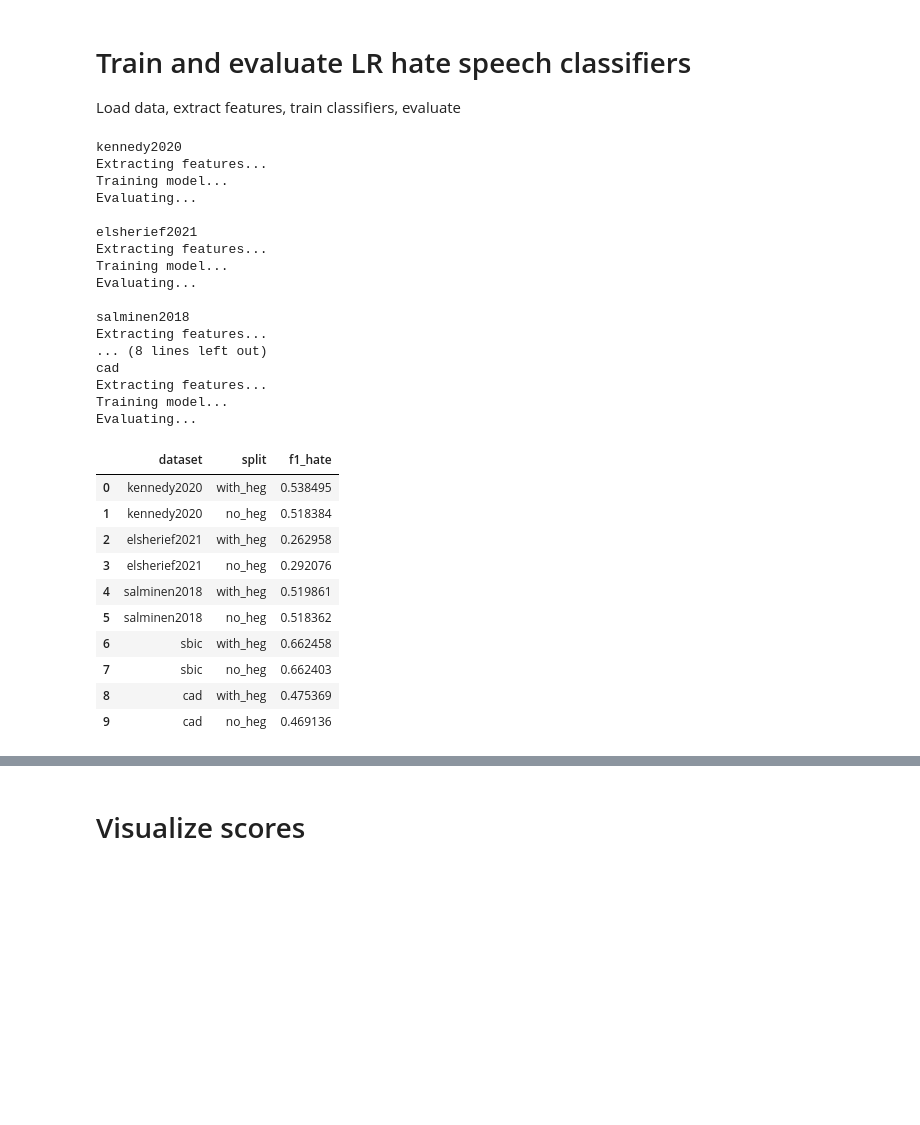
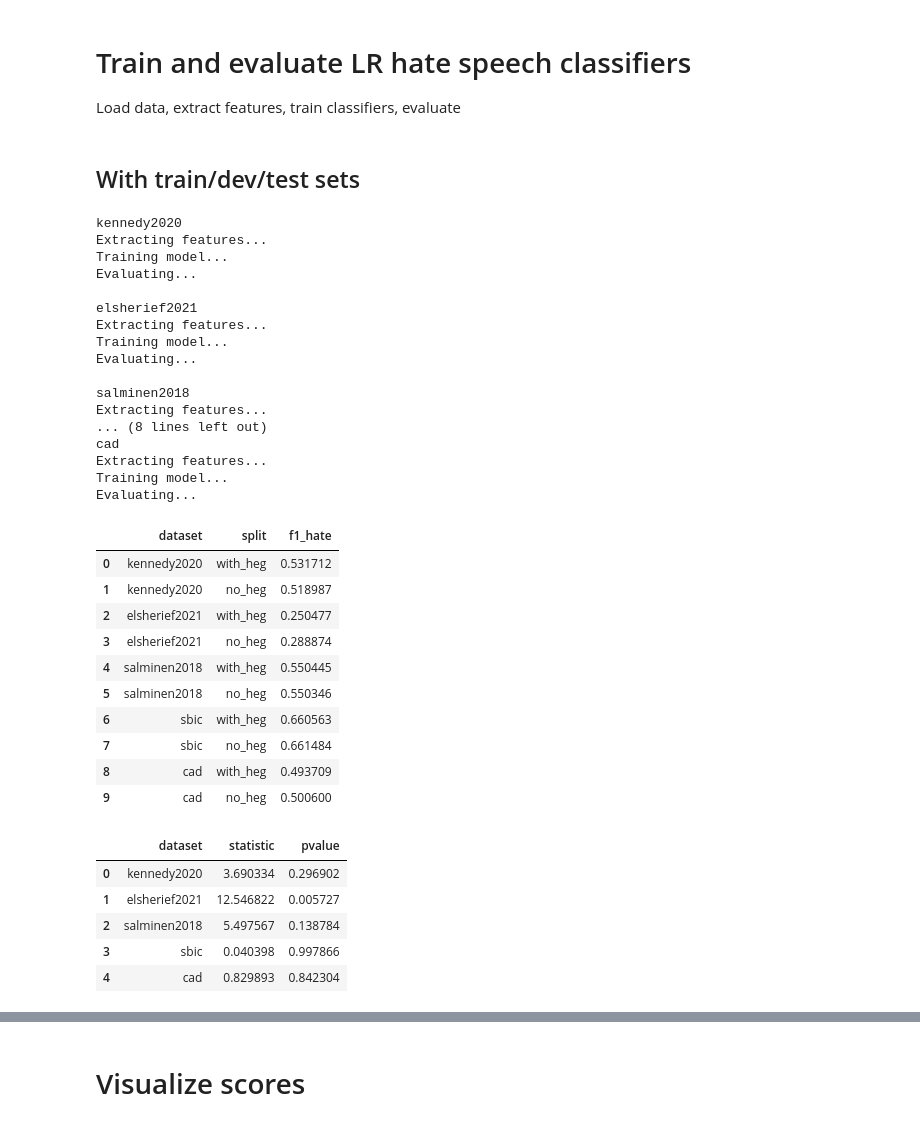
Before and after one commit to michaelmilleryoder/hate_speech_identities, a Jupyter notebook: jupyter/lr_hate_speech_classifier.ipynb, the cells around one changed output, grey strips where cells are left out. Drawn from its saved outputs; the diff is of its cells as text; code cells hidden in the pictures; blank space fills up the shorter version.

```diff
--- a/jupyter/lr_hate_speech_classifier.ipynb
+++ b/jupyter/lr_hate_speech_classifier.ipynb
@@ -6,14 +6,17 @@ Could merge with bert_hate_speech_classifier but probably not
 # %% [markdown]
 # Train and evaluate LR hate speech classifiers
 Load data, extract features, train classifiers, evaluate
+# %% [markdown]
+## With train/dev/test sets
 # %%
 # Load data
 import pickle
 import pdb
 from sklearn.feature_extraction.text import TfidfVectorizer
 from sklearn.linear_model import LogisticRegression
-from sklearn.metrics import classification_report
+from sklearn.metrics import classification_report, confusion_matrix
 import pandas as pd
+from scipy.stats import chisquare
 from IPython.display import display
 from tqdm.notebook import tqdm
 
@@ -26,9 +29,11 @@ datasets = [
 ]
 
 scores = {}
+confusion_matrices = {}
 f1_scores = [] # List of dicts with keys: dataset, split, f1 (to create df)
+sigs = []
 
-# for dataset in datasets[4:5]:
+# for dataset in datasets[3:4]:
 for dataset in tqdm(datasets):
     print(dataset)
 
@@ -63,43 +68,61 @@ for dataset in tqdm(datasets):
     # Evaluate
     print('Evaluating...')
     scores[dataset] = {}
+    confusion_matrices[dataset] = {}
+
     for split in ['with_heg', 'no_heg']:
         preds = clf[split].predict(bow[split]['test'])
         true = data[split]['test']['hate']
         scores[dataset][split] = pd.DataFrame(classification_report(true, preds, output_dict=True))
         f1_scores.append({'dataset': dataset, 'split': split, 'f1_hate': scores[dataset][split].loc['f1-score', 'True']})
+        confusion_matrices[dataset][split] = confusion_matrix(true, preds).ravel()
+
         # print(split)
         # display(scores[dataset][split])
+
     print()
 
+    # Chi-squared test for significance
+    # sig = chisquare(*list(confusion_matrices[dataset].values()))
+    sig = chisquare(confusion_matrices[dataset]['with_heg'], confusion_matrices[dataset]['no_heg'])
+    sigs.append({'dataset': dataset, 'statistic': sig.statistic, 'pvalue': sig.pvalue})
+
 f1_scores = pd.DataFrame(f1_scores)
-f1_scores
+display(f1_scores)
+sigs = pd.DataFrame(sigs)
+sigs
 # %% [output]
 kennedy2020
 Extracting features...
 Training model...
 Evaluating...
 
 elsherief2021
 Extracting features...
 Training model...
 Evaluating...
 
 salminen2018
 Extracting features...
 ... (8 lines left out)
 cad
 Extracting features...
 Training model...
 Evaluating...
 |  | dataset | split | f1_hate |
-| 0 | kennedy2020 | with_heg | 0.538495 |
-| 1 | kennedy2020 | no_heg | 0.518384 |
-| 2 | elsherief2021 | with_heg | 0.262958 |
-| 3 | elsherief2021 | no_heg | 0.292076 |
-| 4 | salminen2018 | with_heg | 0.519861 |
-| 5 | salminen2018 | no_heg | 0.518362 |
-| 6 | sbic | with_heg | 0.662458 |
-| 7 | sbic | no_heg | 0.662403 |
-| 8 | cad | with_heg | 0.475369 |
-| 9 | cad | no_heg | 0.469136 |
+| 0 | kennedy2020 | with_heg | 0.531712 |
+| 1 | kennedy2020 | no_heg | 0.518987 |
+| 2 | elsherief2021 | with_heg | 0.250477 |
+| 3 | elsherief2021 | no_heg | 0.288874 |
+| 4 | salminen2018 | with_heg | 0.550445 |
+| 5 | salminen2018 | no_heg | 0.550346 |
+| 6 | sbic | with_heg | 0.660563 |
+| 7 | sbic | no_heg | 0.661484 |
+| 8 | cad | with_heg | 0.493709 |
+| 9 | cad | no_heg | 0.500600 |
+|  | dataset | statistic | pvalue |
+| 0 | kennedy2020 | 3.690334 | 0.296902 |
+| 1 | elsherief2021 | 12.546822 | 0.005727 |
+| 2 | salminen2018 | 5.497567 | 0.138784 |
+| 3 | sbic | 0.040398 | 0.997866 |
+| 4 | cad | 0.829893 | 0.842304 |
```
Also changed, not shown: parts of 3 cells of this notebook, 1 other file.
